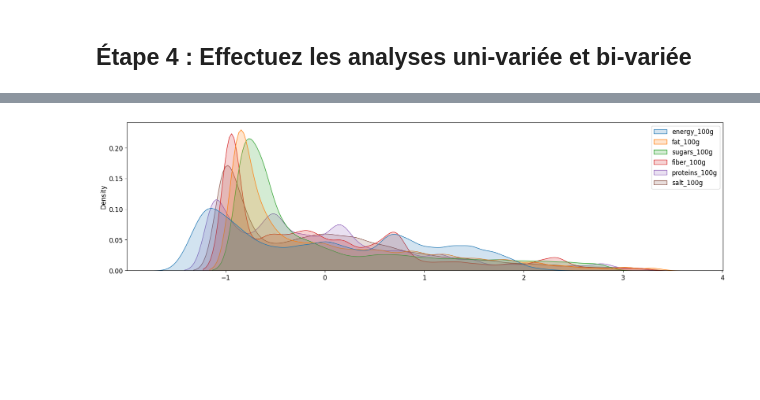
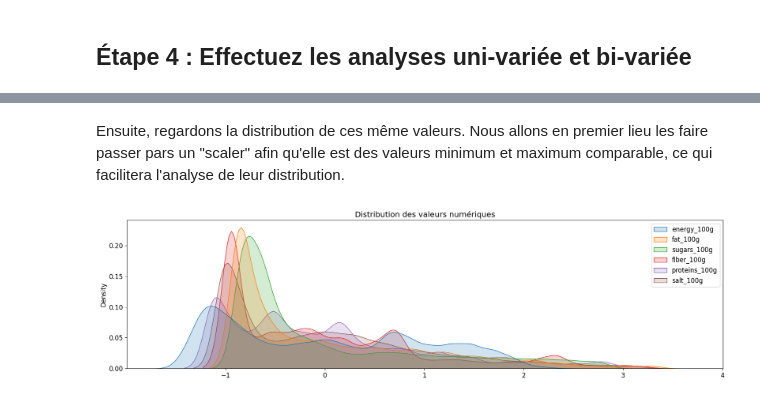
Before and after one commit to tdechanet/IAEngP3, a Jupyter notebook: analyze.ipynb, the cells around one changed output, grey strips where cells are left out. Saved outputs shown, nothing was run; the diff lists cells and outputs as text; code cells hidden in the pictures; blank space fills up the shorter version.

```diff
--- a/analyze.ipynb
+++ b/analyze.ipynb
@@ -221,3 +227,5 @@ Maintenant que nous nous sommes occupés des valeurs abberantes et manquantes, t
+# %% [markdown]
+Ensuite, regardons la distribution de ces même valeurs. Nous allons en premier lieu les faire passer pars un "scaler" afin qu'elle est des valeurs minimum et maximum comparable, ce qui facilitera l'analyse de leur distribution.
 # %%
 scaler = StandardScaler()
 scaled_df = df
@@ -226,6 +234,7 @@ scaled_df = pd.DataFrame(scaled_df, columns=df.columns)
 # %%
 fig, ax = plt.subplots(figsize=(20,5))
 sns.kdeplot(data=scaled_df, fill=True, alpha=.2)
+ax.set_title("Distribution des valeurs numériques")
 plt.show()
 # %% [output]
-[figure, old version]
+[figure, new version]
```
Also changed, not shown: parts of 10 cells of this notebook.
